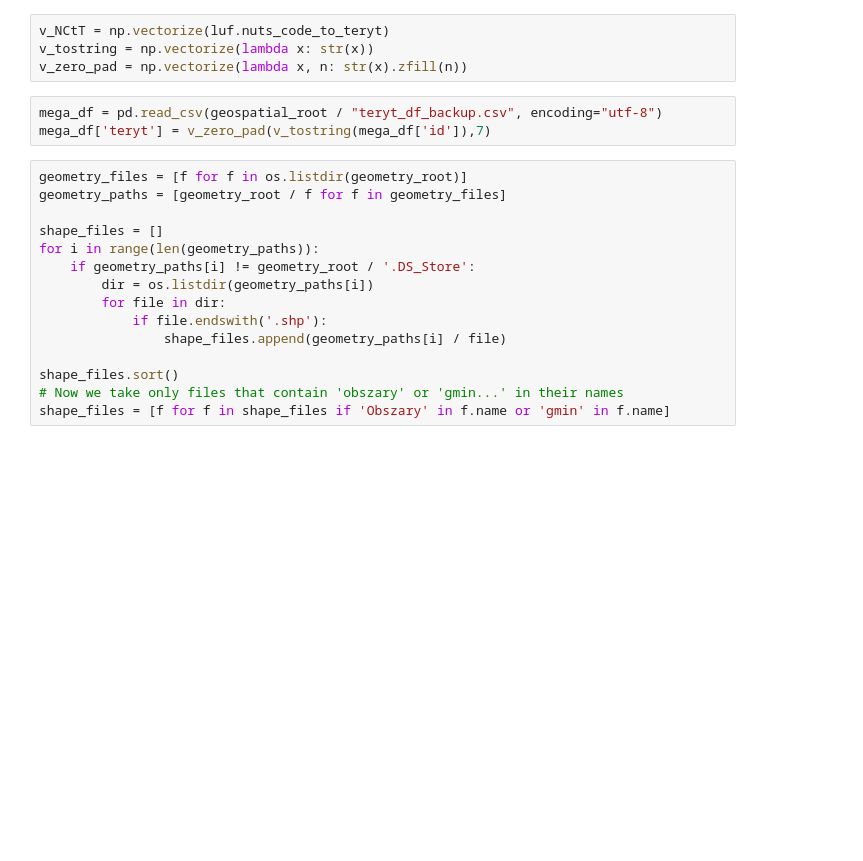
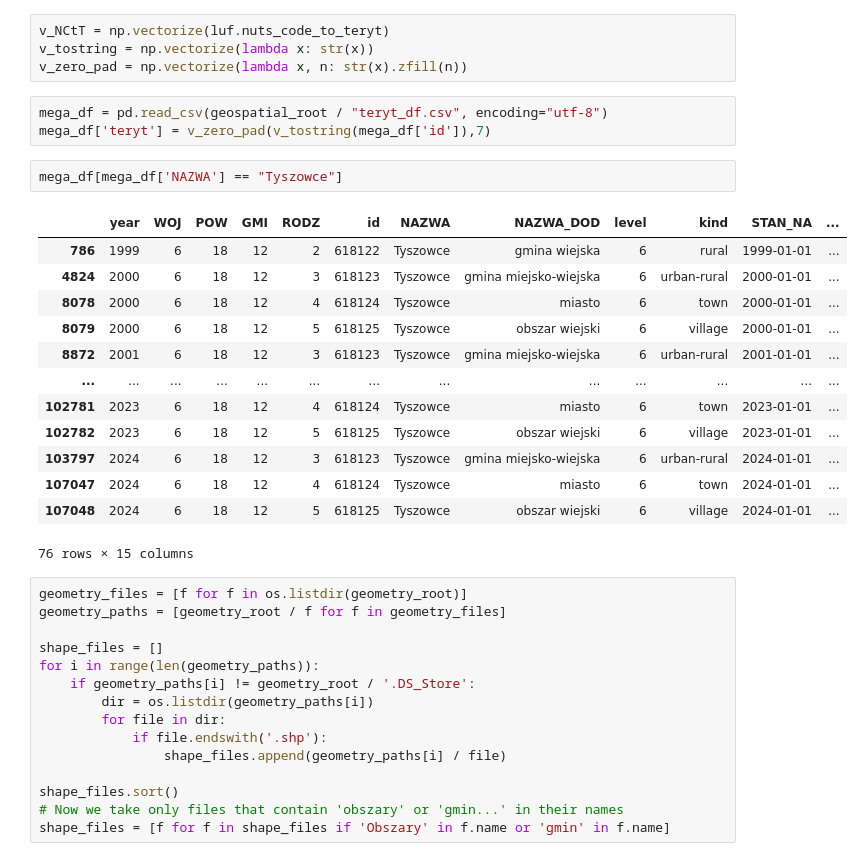
Before and after one commit to jendrkk/LRDWI-Paper, a Jupyter notebook: Code/analysis/GUS01B_shapes.ipynb, the cells around one changed output. Drawn from its saved outputs; the diff is of its cells as text; blank space fills up the shorter version.

```diff
--- a/Code/analysis/GUS01B_shapes.ipynb
+++ b/Code/analysis/GUS01B_shapes.ipynb
@@ -41,8 +41,24 @@ v_NCtT = np.vectorize(luf.nuts_code_to_teryt)
 v_tostring = np.vectorize(lambda x: str(x))
 v_zero_pad = np.vectorize(lambda x, n: str(x).zfill(n))
 # %%
-mega_df = pd.read_csv(geospatial_root / "teryt_df_backup.csv", encoding="utf-8")
+mega_df = pd.read_csv(geospatial_root / "teryt_df.csv", encoding="utf-8")
 mega_df['teryt'] = v_zero_pad(v_tostring(mega_df['id']),7)
+# %%
+mega_df[mega_df['NAZWA'] == "Tyszowce"]
+# %% [output]
+|  | year | WOJ | POW | GMI | RODZ | id | NAZWA | NAZWA_DOD | level | kind | STAN_NA | ... |
+| 786 | 1999 | 6 | 18 | 12 | 2 | 618122 | Tyszowce | gmina wiejska | 6 | rural | 1999-01-01 | ... |
+| 4824 | 2000 | 6 | 18 | 12 | 3 | 618123 | Tyszowce | gmina miejsko-wiejska | 6 | urban-rural | 2000-01-01 | ... |
+| 8078 | 2000 | 6 | 18 | 12 | 4 | 618124 | Tyszowce | miasto | 6 | town | 2000-01-01 | ... |
+| 8079 | 2000 | 6 | 18 | 12 | 5 | 618125 | Tyszowce | obszar wiejski | 6 | village | 2000-01-01 | ... |
+| 8872 | 2001 | 6 | 18 | 12 | 3 | 618123 | Tyszowce | gmina miejsko-wiejska | 6 | urban-rural | 2001-01-01 | ... |
+| ... | ... | ... | ... | ... | ... | ... | ... | ... | ... | ... | ... | ... |
+| 102781 | 2023 | 6 | 18 | 12 | 4 | 618124 | Tyszowce | miasto | 6 | town | 2023-01-01 | ... |
+| 102782 | 2023 | 6 | 18 | 12 | 5 | 618125 | Tyszowce | obszar wiejski | 6 | village | 2023-01-01 | ... |
+| 103797 | 2024 | 6 | 18 | 12 | 3 | 618123 | Tyszowce | gmina miejsko-wiejska | 6 | urban-rural | 2024-01-01 | ... |
+| 107047 | 2024 | 6 | 18 | 12 | 4 | 618124 | Tyszowce | miasto | 6 | town | 2024-01-01 | ... |
+| 107048 | 2024 | 6 | 18 | 12 | 5 | 618125 | Tyszowce | obszar wiejski | 6 | village | 2024-01-01 | ... |
+76 rows × 15 columns
 # %%
 geometry_files = [f for f in os.listdir(geometry_root)]
 geometry_paths = [geometry_root / f for f in geometry_files]
```
Also changed, not shown: parts of 2 cells of this notebook, 23 other files.
